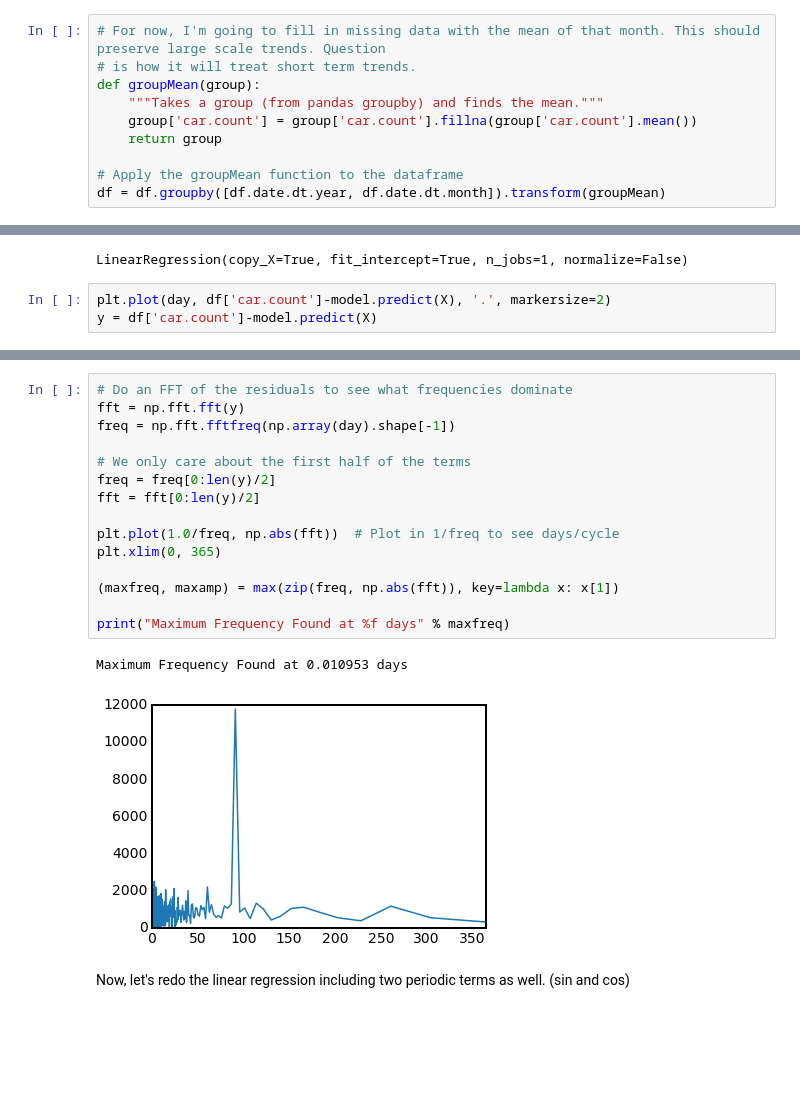
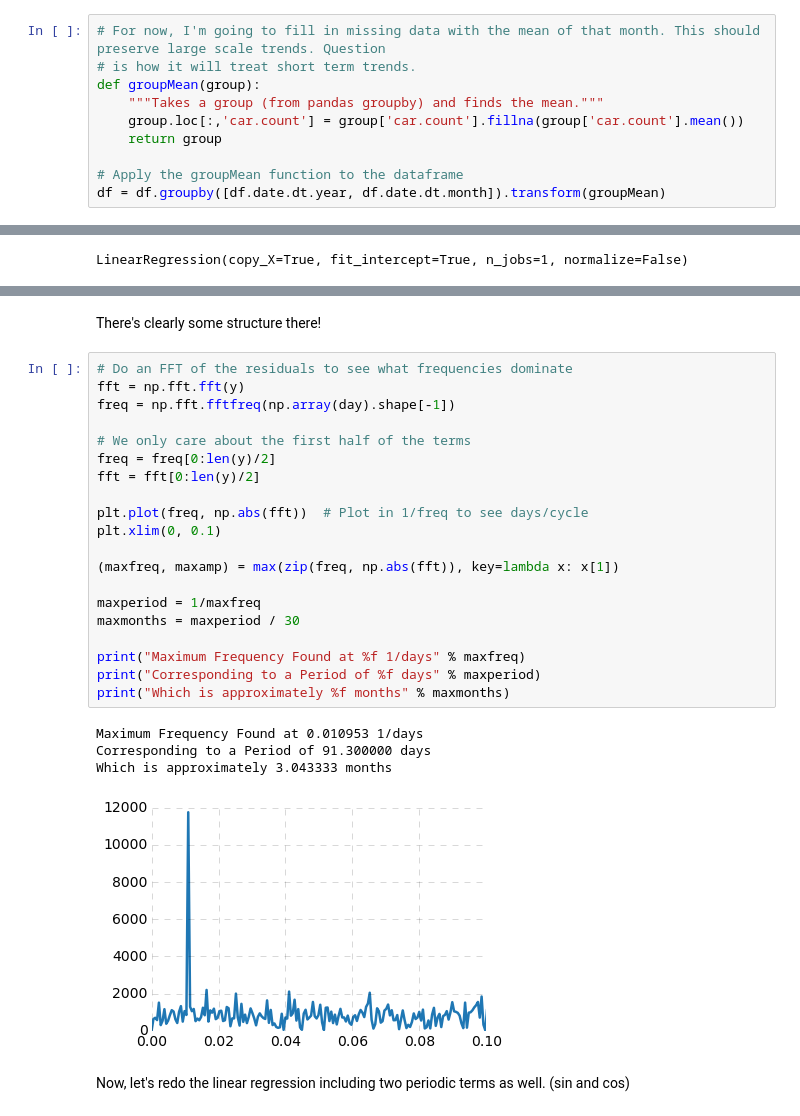
Before and after one commit to richardjcool/CodingTutorials, a Jupyter notebook: InterviewPrep/OI/Car Count Explore.ipynb, the cells around one changed output, grey strips where cells are left out. Saved outputs shown, nothing was run; the diff lists cells and outputs as text; blank space fills up the shorter version.

```diff
--- a/InterviewPrep/OI/Car Count Explore.ipynb
+++ b/InterviewPrep/OI/Car Count Explore.ipynb
@@ -55,7 +57,7 @@ Options :
 # is how it will treat short term trends.
 def groupMean(group):
     """Takes a group (from pandas groupby) and finds the mean."""
-    group['car.count'] = group['car.count'].fillna(group['car.count'].mean())
+    group.loc[:,'car.count'] = group['car.count'].fillna(group['car.count'].mean())
     return group
 
 # Apply the groupMean function to the dataframe
@@ -111,6 +108,3 @@ model = LinearRegression()
 model.fit(X, df['car.count'])
 # %% [output]
 LinearRegression(copy_X=True, fit_intercept=True, n_jobs=1, normalize=False)
-# %%
-plt.plot(day, df['car.count']-model.predict(X), '.', markersize=2)
-y = df['car.count']-model.predict(X)
@@ -119,21 +123,30 @@ y = df['car.count']-model.predict(X)
+# %% [markdown]
+There's clearly some structure there!
 # %%
 # Do an FFT of the residuals to see what frequencies dominate
 fft = np.fft.fft(y)
 freq = np.fft.fftfreq(np.array(day).shape[-1])
 
 # We only care about the first half of the terms
 freq = freq[0:len(y)/2]
 fft = fft[0:len(y)/2]
 
-plt.plot(1.0/freq, np.abs(fft))  # Plot in 1/freq to see days/cycle
-plt.xlim(0, 365)
+plt.plot(freq, np.abs(fft))  # Plot in 1/freq to see days/cycle
+plt.xlim(0, 0.1)
 
 (maxfreq, maxamp) = max(zip(freq, np.abs(fft)), key=lambda x: x[1])
 
-print("Maximum Frequency Found at %f days" % maxfreq)
+maxperiod = 1/maxfreq
+maxmonths = maxperiod / 30
+
+print("Maximum Frequency Found at %f 1/days" % maxfreq)
+print("Corresponding to a Period of %f days" % maxperiod)
+print("Which is approximately %f months" % maxmonths)
 # %% [output]
-Maximum Frequency Found at 0.010953 days
+Maximum Frequency Found at 0.010953 1/days
+Corresponding to a Period of 91.300000 days
+Which is approximately 3.043333 months
-[figure, old version]
+[figure, new version]
 # %% [markdown]
 Now, let's redo the linear regression including two periodic terms as well. (sin and cos)
 # %%
```
Also changed, not shown: parts of 17 cells of this notebook.
